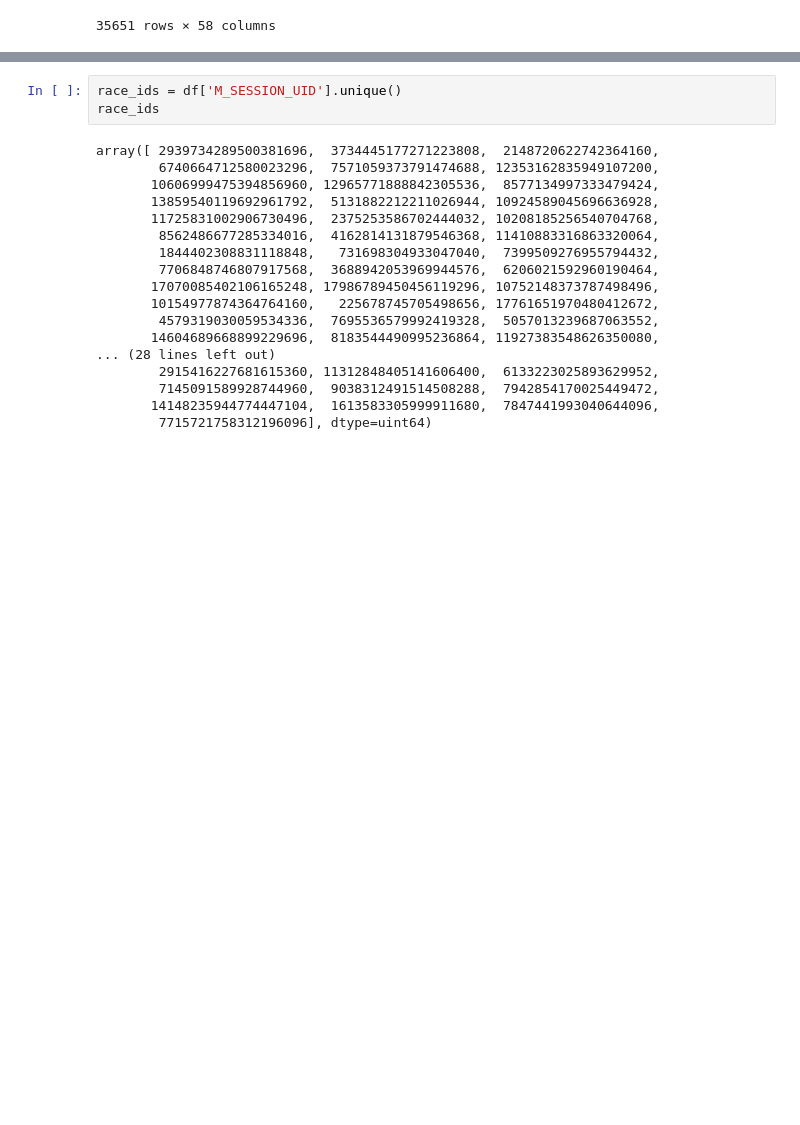
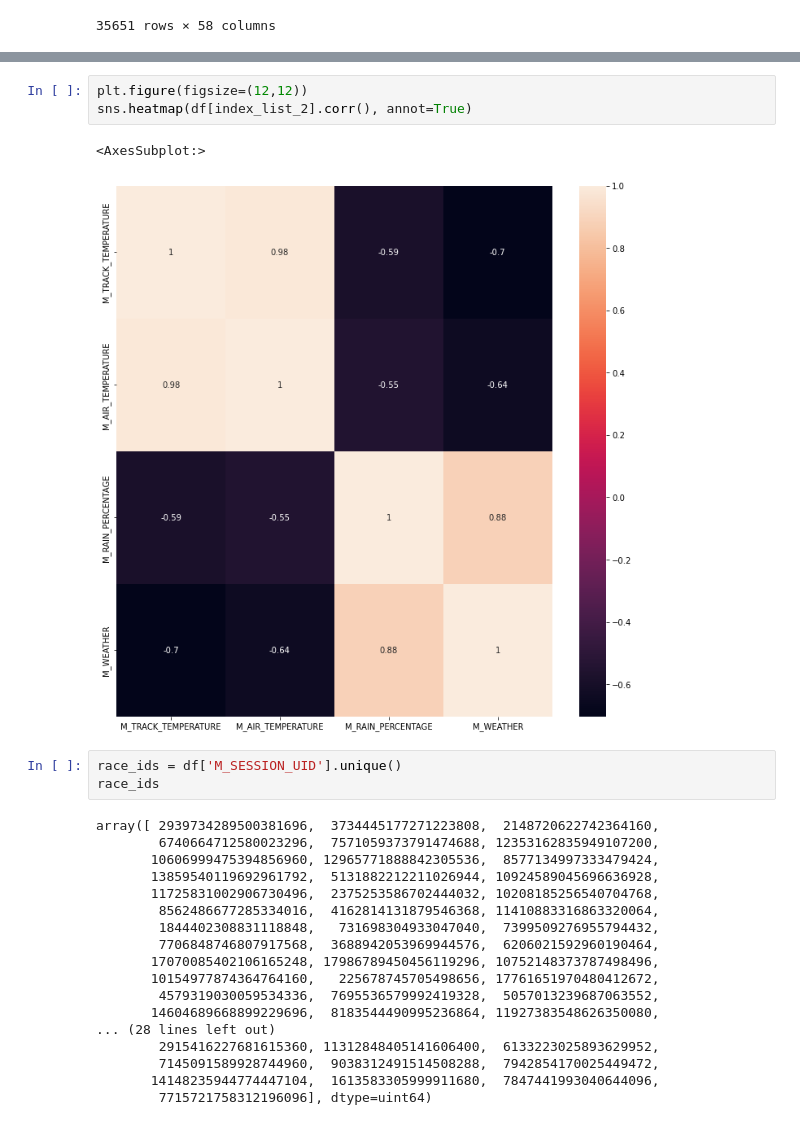
Before and after one commit to kojalowicz/Formula-1, a Jupyter notebook: LSTM_TEMP.ipynb, the cells around one changed output, grey strips where cells are left out. Saved outputs shown, nothing was run; the diff lists cells and outputs as text; blank space fills up the shorter version.

Commit message:
corr matrix added

```diff
--- a/LSTM_TEMP.ipynb
+++ b/LSTM_TEMP.ipynb
@@ -65,3 +69,9 @@ sns.heatmap(df[index_list].corr(), annot=True)
+# %%
+plt.figure(figsize=(12,12))
+sns.heatmap(df[index_list_2].corr(), annot=True)
+# %% [output]
+<AxesSubplot:>
+[figure, added]
 # %%
 race_ids = df['M_SESSION_UID'].unique()
 race_ids
```
Also changed, not shown: parts of 3 cells of this notebook.
